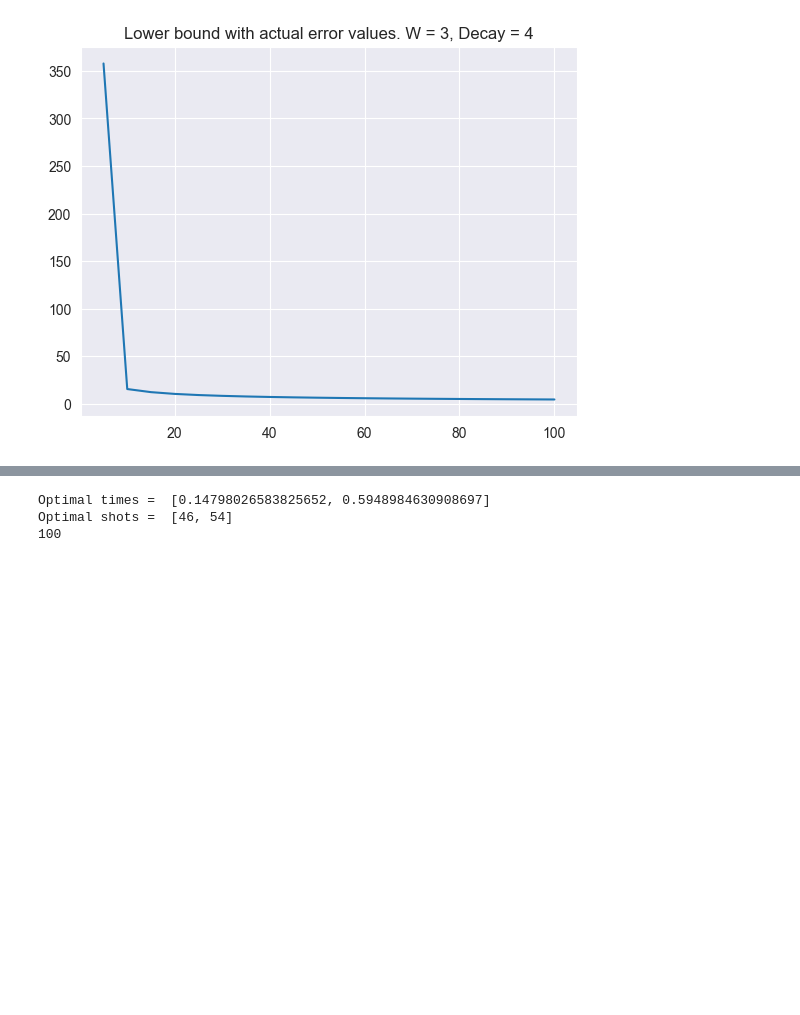
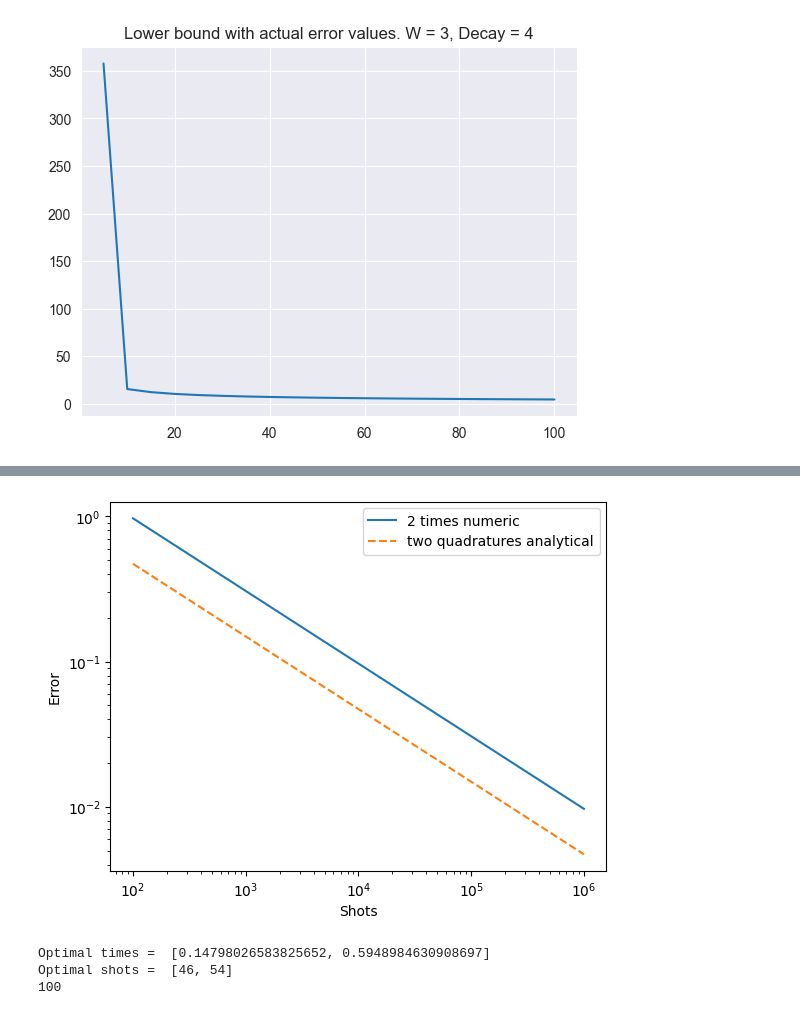
Before and after one commit to Davidkatom/Crosstalk, a Jupyter notebook: fisher_information.ipynb, the cells around one changed output, grey strips where cells are left out. Saved outputs shown, nothing was run; the diff lists cells and outputs as text; code cells hidden in the pictures; blank space fills up the shorter version.

```diff
--- a/fisher_information.ipynb
+++ b/fisher_information.ipynb
@@ -282,3 +282,20 @@ var =  23.547086629188925
+# %%
+shots= np.logspace(2,6,num=6-2+1,base=10,dtype='int')
+bounds = []
+for s in shots:
+    mat = fisher_matrix(optimal_times, w[0], a[0], [s]*N)
+    bounds.append(lower_bound(mat)[1])
+plt.plot(shots, bounds, label='2 times numeric')
+
+plt.plot(shots, np.e * np.sqrt(a[0])/ np.sqrt(shots), '--', label='two quadratures analytical')
+
+plt.legend()
+plt.xlabel('Shots')
+plt.ylabel('Error')
+plt.xscale('log')
+plt.yscale('log')
+# %% [output]
+[figure, added]
 # %%
 
 
```
Also changed, not shown: parts of 2 cells of this notebook, 16 other files.
